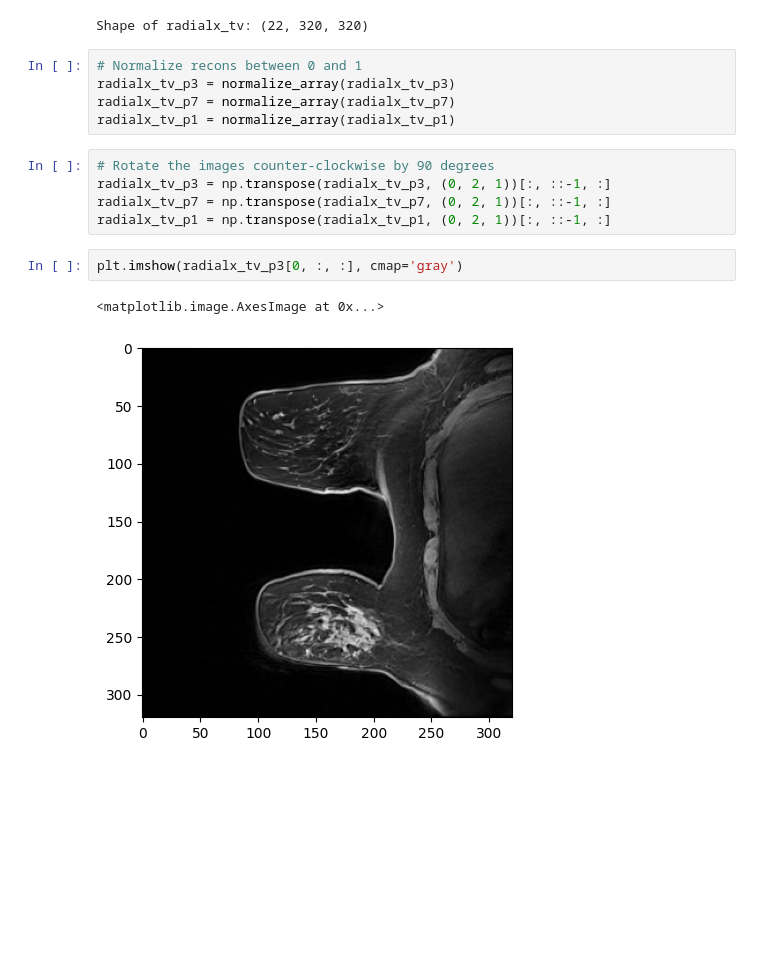
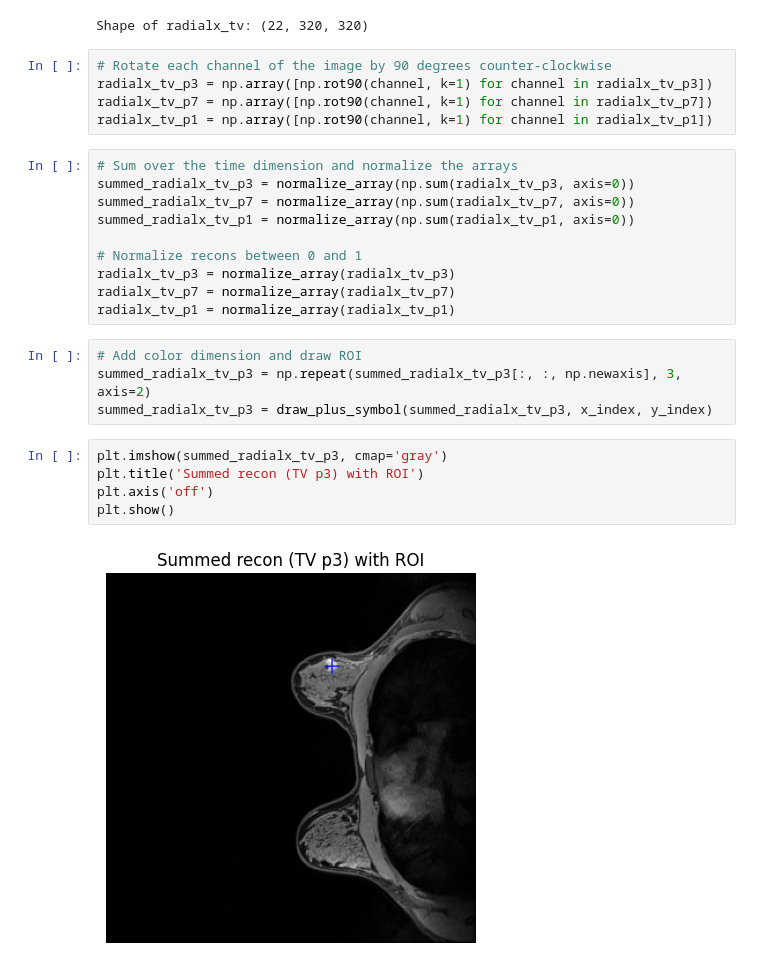
Before and after one commit to egosche/VarNet_MoDL_PyTorch, a Jupyter notebook: notebooks/eval.ipynb, the cells around one changed output. Saved outputs shown, nothing was run; the diff lists cells and outputs as text; blank space fills up the shorter version.

```diff
--- a/notebooks/eval.ipynb
+++ b/notebooks/eval.ipynb
@@ -142,21 +145,32 @@ radialx_tv_p1 = np.abs(np.squeeze(radialx_tv['radialx_tv_p1']))
 print(f'Shape of radialx_tv: {radialx_tv_p3.shape}')
 # %% [output]
 Shape of radialx_tv: (22, 320, 320)
+# %%
+# Rotate each channel of the image by 90 degrees counter-clockwise
+radialx_tv_p3 = np.array([np.rot90(channel, k=1) for channel in radialx_tv_p3])
+radialx_tv_p7 = np.array([np.rot90(channel, k=1) for channel in radialx_tv_p7])
+radialx_tv_p1 = np.array([np.rot90(channel, k=1) for channel in radialx_tv_p1])
 # %%
+# Sum over the time dimension and normalize the arrays
+summed_radialx_tv_p3 = normalize_array(np.sum(radialx_tv_p3, axis=0))
+summed_radialx_tv_p7 = normalize_array(np.sum(radialx_tv_p7, axis=0))
+summed_radialx_tv_p1 = normalize_array(np.sum(radialx_tv_p1, axis=0))
+
 # Normalize recons between 0 and 1
 radialx_tv_p3 = normalize_array(radialx_tv_p3)
 radialx_tv_p7 = normalize_array(radialx_tv_p7)
 radialx_tv_p1 = normalize_array(radialx_tv_p1)
-# %%
-# Rotate the images counter-clockwise by 90 degrees
-radialx_tv_p3 = np.transpose(radialx_tv_p3, (0, 2, 1))[:, ::-1, :]
-radialx_tv_p7 = np.transpose(radialx_tv_p7, (0, 2, 1))[:, ::-1, :]
-radialx_tv_p1 = np.transpose(radialx_tv_p1, (0, 2, 1))[:, ::-1, :]
-# %%
-plt.imshow(radialx_tv_p3[0, :, :], cmap='gray')
-# %% [output]
-<matplotlib.image.AxesImage at 0x...>
-[figure, removed]
+# %%
+# Add color dimension and draw ROI
+summed_radialx_tv_p3 = np.repeat(summed_radialx_tv_p3[:, :, np.newaxis], 3, axis=2)
+summed_radialx_tv_p3 = draw_plus_symbol(summed_radialx_tv_p3, x_index, y_index)
+# %%
+plt.imshow(summed_radialx_tv_p3, cmap='gray')
+plt.title('Summed recon (TV p3) with ROI')
+plt.axis('off')
+plt.show()
+# %% [output]
+[figure, added]
 # %%
 # Create the plot
 plt.figure(figsize=(10, 6))  # Optional: set the size of the figure
```
Also changed, not shown: parts of 2 cells of this notebook, 3 other files.
